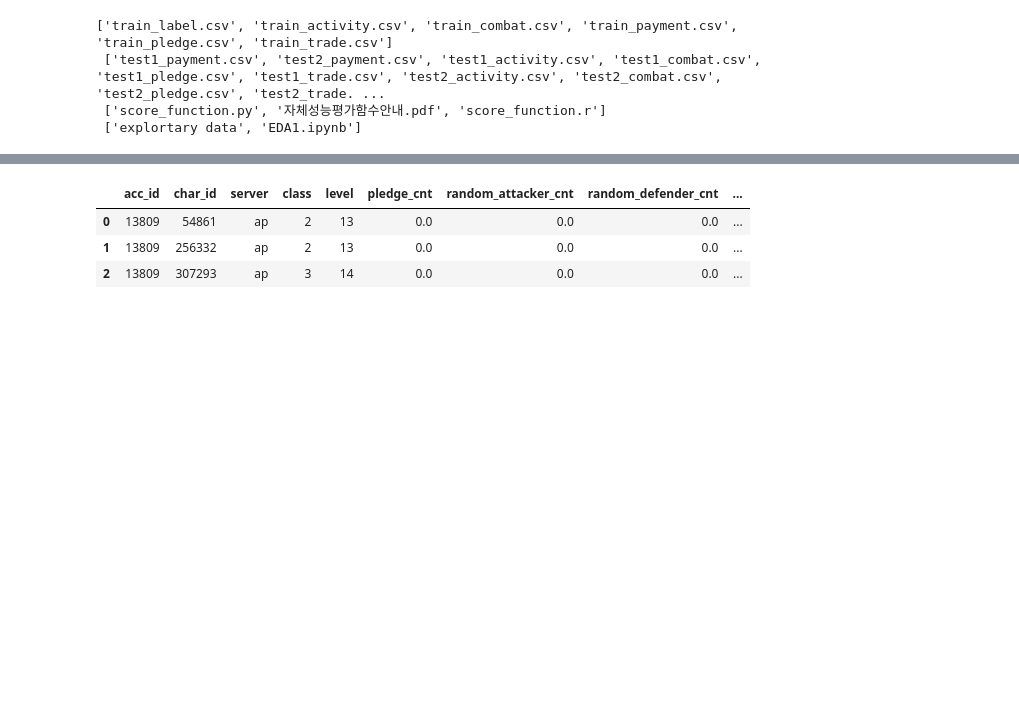
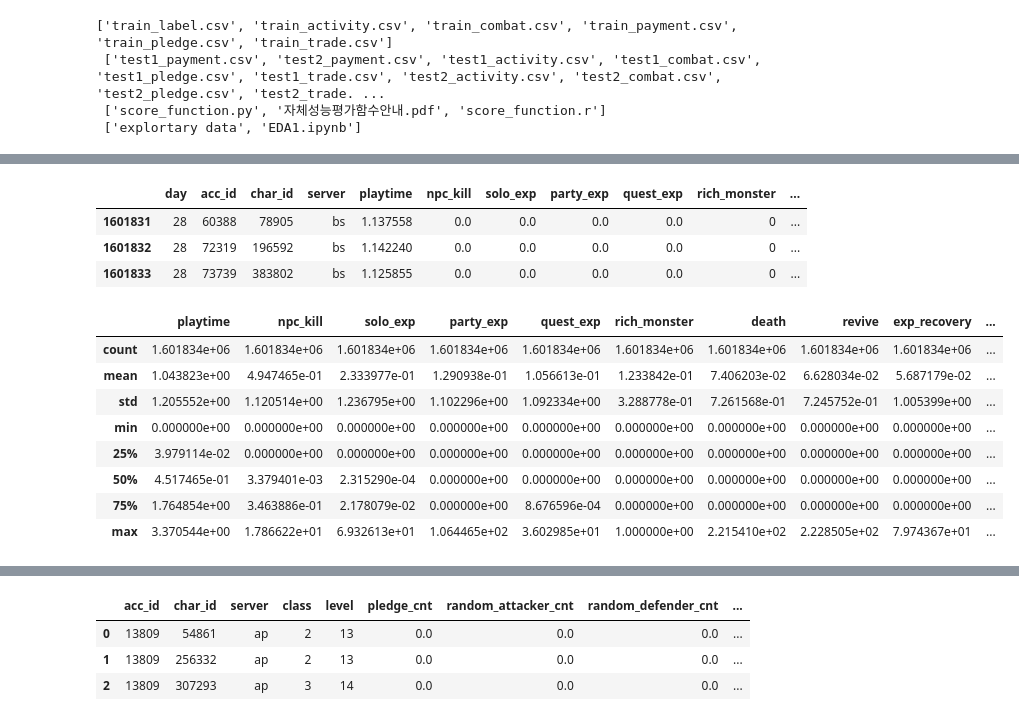
Before and after one commit to supportchelsea/bigcontest_2019, a Jupyter notebook: EDA_B.ipynb, the cells around one changed output, grey strips where cells are left out. Cells and saved outputs as stored; diff of their text form; code cells hidden in the pictures; blank space fills up the shorter version.

```diff
--- a/EDA_B.ipynb
+++ b/EDA_B.ipynb
@@ -59,0 +103,19 @@ train_label.head(3)
+# %%
+train_activity.tail(3)
+# %% [output]
+|  | day | acc_id | char_id | server | playtime | npc_kill | solo_exp | party_exp | quest_exp | rich_monster | ... |
+| 1601831 | 28 | 60388 | 78905 | bs | 1.137558 | 0.0 | 0.0 | 0.0 | 0.0 | 0 | ... |
+| 1601832 | 28 | 72319 | 196592 | bs | 1.142240 | 0.0 | 0.0 | 0.0 | 0.0 | 0 | ... |
+| 1601833 | 28 | 73739 | 383802 | bs | 1.125855 | 0.0 | 0.0 | 0.0 | 0.0 | 0 | ... |
+# %%
+train_activity.iloc[:,4:].describe()
+# %% [output]
+|  | playtime | npc_kill | solo_exp | party_exp | quest_exp | rich_monster | death | revive | exp_recovery | ... |
+| count | 1.601834e+06 | 1.601834e+06 | 1.601834e+06 | 1.601834e+06 | 1.601834e+06 | 1.601834e+06 | 1.601834e+06 | 1.601834e+06 | 1.601834e+06 | ... |
+| mean | 1.043823e+00 | 4.947465e-01 | 2.333977e-01 | 1.290938e-01 | 1.056613e-01 | 1.233842e-01 | 7.406203e-02 | 6.628034e-02 | 5.687179e-02 | ... |
+| std | 1.205552e+00 | 1.120514e+00 | 1.236795e+00 | 1.102296e+00 | 1.092334e+00 | 3.288778e-01 | 7.261568e-01 | 7.245752e-01 | 1.005399e+00 | ... |
+| min | 0.000000e+00 | 0.000000e+00 | 0.000000e+00 | 0.000000e+00 | 0.000000e+00 | 0.000000e+00 | 0.000000e+00 | 0.000000e+00 | 0.000000e+00 | ... |
+| 25% | 3.979114e-02 | 0.000000e+00 | 0.000000e+00 | 0.000000e+00 | 0.000000e+00 | 0.000000e+00 | 0.000000e+00 | 0.000000e+00 | 0.000000e+00 | ... |
+| 50% | 4.517465e-01 | 3.379401e-03 | 2.315290e-04 | 0.000000e+00 | 0.000000e+00 | 0.000000e+00 | 0.000000e+00 | 0.000000e+00 | 0.000000e+00 | ... |
+| 75% | 1.764854e+00 | 3.463886e-01 | 2.178079e-02 | 0.000000e+00 | 8.676596e-04 | 0.000000e+00 | 0.000000e+00 | 0.000000e+00 | 0.000000e+00 | ... |
+| max | 3.370544e+00 | 1.786622e+01 | 6.932613e+01 | 1.064465e+02 | 3.602985e+01 | 1.000000e+00 | 2.215410e+02 | 2.228505e+02 | 7.974367e+01 | ... |
```
Also changed, not shown: parts of 24 cells of this notebook.
